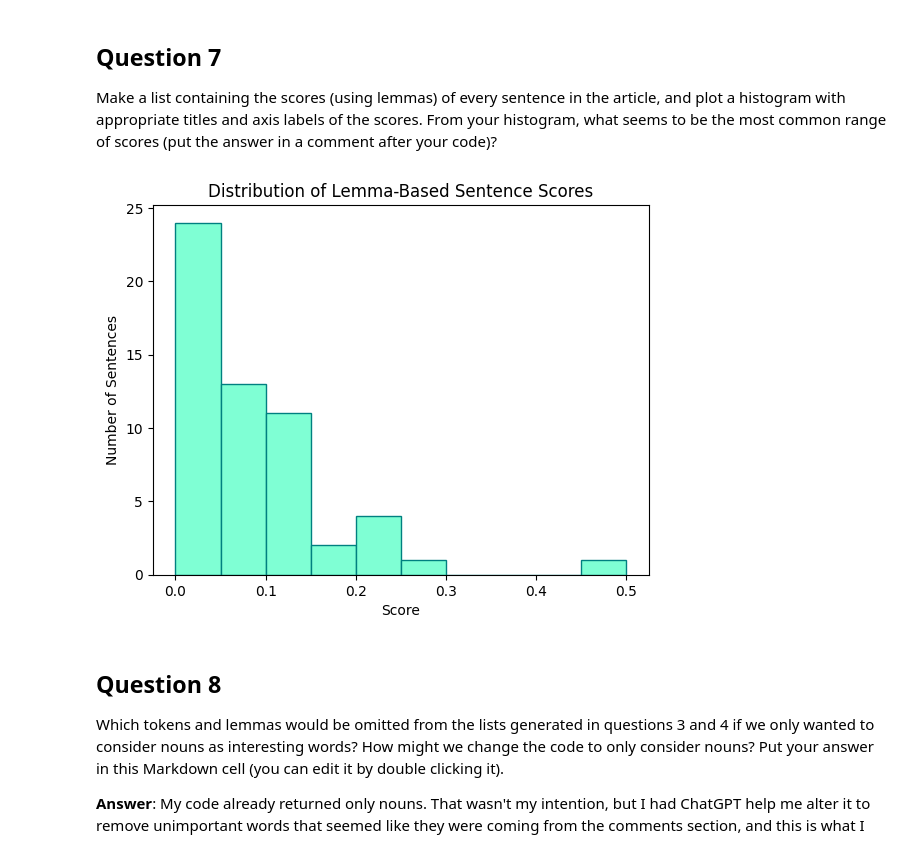
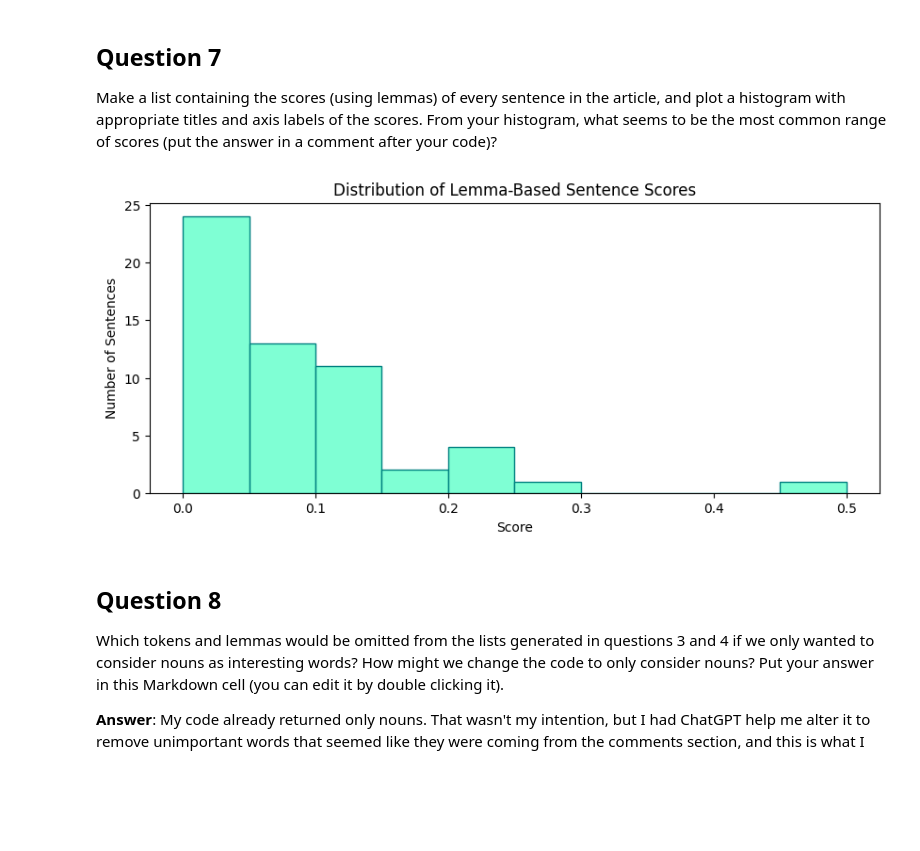
Before and after one commit to Pojetta/module_06, a Jupyter notebook: web-scraping.ipynb, the cells around one changed output. Drawn from its saved outputs; the diff is of its cells as text; code cells hidden in the pictures; blank space fills up the shorter version.

```diff
--- a/web-scraping.ipynb
+++ b/web-scraping.ipynb
@@ -203,19 +222,20 @@ Make a list containing the scores (using lemmas) of every sentence in the articl
 # %%
 lemma_scores = [
     score_sentence_by_lemma(sent, [t for t, _ in top_5])
     for sent in sentences
 ]
 
 # Histogram
+plt.figure(figsize=(10, 4))  # width=10 inches, height=4 inches
 plt.hist(lemma_scores, bins=10, color='aquamarine', edgecolor='teal')
 plt.title("Distribution of Lemma-Based Sentence Scores")
 plt.xlabel("Score")
 plt.ylabel("Number of Sentences")
 plt.show()
 
 # Most common lemma score range: 0.0 – 0.05
 # %% [output]
-[figure, old version]
+[figure, new version]
 # %% [markdown]
 ## Question 8
 
```
Also changed, not shown: parts of 2 cells of this notebook, 1 other file.
